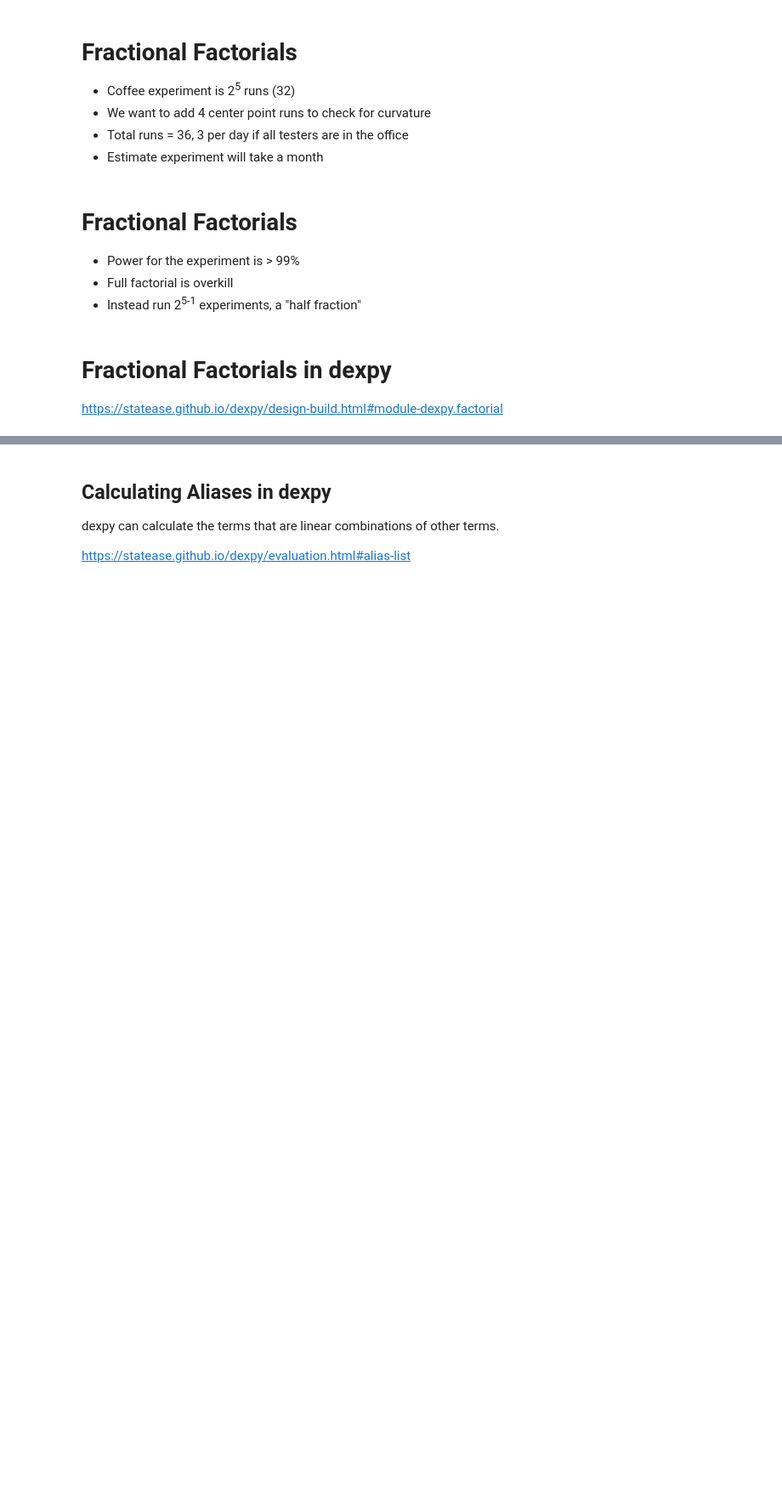
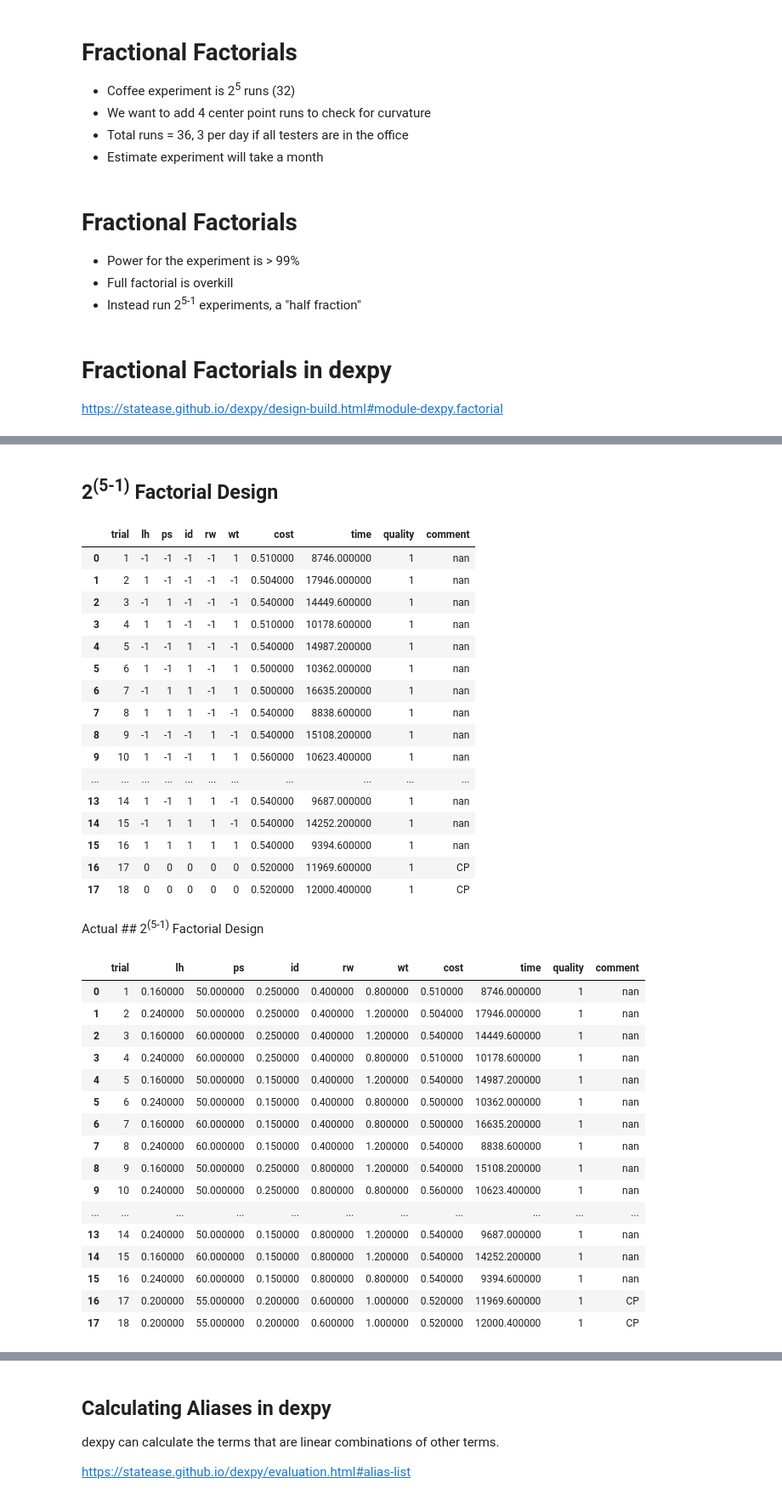
Before and after one commit to wilsongis/3DP_Experiments, a Jupyter notebook: experiments/CR6-Cost.ipynb, the cells around one changed output, grey strips where cells are left out. Shown: that part at 85% size. Drawn from its saved outputs; the diff is of its cells as text; code cells hidden in the pictures; blank space fills up the shorter version.

```diff
--- a/experiments/CR6-Cost.ipynb
+++ b/experiments/CR6-Cost.ipynb
@@ -27,3 +25,9 @@ ModuleNotFoundError: No module named 'prettypandas'
+# %%
+# CSV Results Layout and File
+
+columns = ['trial', 'lh', 'ps', 'id', 'rw', 'wt', 'cost', 'time', 'quality', 'comment']
+
+cr6_print_history = pd.read_csv('https://raw.githubusercontent.com/wilsongis/3DP_Experiments/main/Data/cr6-doe-schedule.csv', skiprows=1, names=columns)
 # %%
 # helper functions for this notebook
 
@@ -423,25 +534,62 @@ help(dexpy.factorial.build_factorial)
 # %%
 
 
 # cr6_print_history = dexpy.factorial.build_factorial(5, 2**(5-1))
 # cr6_print_history.columns = ['lh', 'ps', 'id', 'rw', 'wt']
 center_points = [
 ]
 
-columns = ['trial', 'lh', 'ps', 'id', 'rw', 'wt', 'cost', 'time', 'quality', 'comment']
+#columns = ['trial', 'lh', 'ps', 'id', 'rw', 'wt', 'cost', 'time', 'quality', 'comment']
 
-cr6_print_history = pd.read_csv('file:///Users/wilsonm/Dropbox%20(APSU%20GIS)/Projects%20(DB)/Dissertation/3DP_Experiments/Data/cr6-doe-schedule.csv', skiprows=1, names=columns)
+#cr6_print_history = pd.read_csv('file:///Users/wilsonm/Dropbox%20(APSU%20GIS)/Projects%20(DB)/Dissertation/3DP_Experiments/Data/cr6-doe-schedule.csv', skiprows=1, names=columns)
 
 #cr6_print_history = cr6_print_history.append(pd.DataFrame(center_points * 2, columns=cr6_print_history.columns))
 cr6_print_history.index = np.arange(0, len(cr6_print_history))
 
 display(Markdown("## 2<sup>(5-1)</sup> Factorial Design"))
 display(PrettyPandas(cr6_print_history))
 
 actual_design = coded_to_actual(cr6_print_history, actual_lows, actual_highs)
 cr6_print_actual = actual_design
 display(Markdown("Actual ## 2<sup>(5-1)</sup> Factorial Design"))
 display(PrettyPandas(actual_design))
+# %% [output]
+## 2<sup>(5-1)</sup> Factorial Design
+|  | trial | lh | ps | id | rw | wt | cost | time | quality | comment |
+| 0 | 1 | -1 | -1 | -1 | -1 | 1 | 0.510000 | 8746.000000 | 1 | nan |
+| 1 | 2 | 1 | -1 | -1 | -1 | -1 | 0.504000 | 17946.000000 | 1 | nan |
+| 2 | 3 | -1 | 1 | -1 | -1 | -1 | 0.540000 | 14449.600000 | 1 | nan |
+| 3 | 4 | 1 | 1 | -1 | -1 | 1 | 0.510000 | 10178.600000 | 1 | nan |
+| 4 | 5 | -1 | -1 | 1 | -1 | -1 | 0.540000 | 14987.200000 | 1 | nan |
+| 5 | 6 | 1 | -1 | 1 | -1 | 1 | 0.500000 | 10362.000000 | 1 | nan |
+| 6 | 7 | -1 | 1 | 1 | -1 | 1 | 0.500000 | 16635.200000 | 1 | nan |
+| 7 | 8 | 1 | 1 | 1 | -1 | -1 | 0.540000 | 8838.600000 | 1 | nan |
+| 8 | 9 | -1 | -1 | -1 | 1 | -1 | 0.540000 | 15108.200000 | 1 | nan |
+| 9 | 10 | 1 | -1 | -1 | 1 | 1 | 0.560000 | 10623.400000 | 1 | nan |
+| ... | ... | ... | ... | ... | ... | ... | ... | ... | ... | ... |
+| 13 | 14 | 1 | -1 | 1 | 1 | -1 | 0.540000 | 9687.000000 | 1 | nan |
+| 14 | 15 | -1 | 1 | 1 | 1 | -1 | 0.540000 | 14252.200000 | 1 | nan |
+| 15 | 16 | 1 | 1 | 1 | 1 | 1 | 0.540000 | 9394.600000 | 1 | nan |
+| 16 | 17 | 0 | 0 | 0 | 0 | 0 | 0.520000 | 11969.600000 | 1 | CP |
+| 17 | 18 | 0 | 0 | 0 | 0 | 0 | 0.520000 | 12000.400000 | 1 | CP |
+Actual ## 2<sup>(5-1)</sup> Factorial Design
+|  | trial | lh | ps | id | rw | wt | cost | time | quality | comment |
+| 0 | 1 | 0.160000 | 50.000000 | 0.250000 | 0.400000 | 0.800000 | 0.510000 | 8746.000000 | 1 | nan |
+| 1 | 2 | 0.240000 | 50.000000 | 0.250000 | 0.400000 | 1.200000 | 0.504000 | 17946.000000 | 1 | nan |
+| 2 | 3 | 0.160000 | 60.000000 | 0.250000 | 0.400000 | 1.200000 | 0.540000 | 14449.600000 | 1 | nan |
+| 3 | 4 | 0.240000 | 60.000000 | 0.250000 | 0.400000 | 0.800000 | 0.510000 | 10178.600000 | 1 | nan |
+| 4 | 5 | 0.160000 | 50.000000 | 0.150000 | 0.400000 | 1.200000 | 0.540000 | 14987.200000 | 1 | nan |
+| 5 | 6 | 0.240000 | 50.000000 | 0.150000 | 0.400000 | 0.800000 | 0.500000 | 10362.000000 | 1 | nan |
+| 6 | 7 | 0.160000 | 60.000000 | 0.150000 | 0.400000 | 0.800000 | 0.500000 | 16635.200000 | 1 | nan |
+| 7 | 8 | 0.240000 | 60.000000 | 0.150000 | 0.400000 | 1.200000 | 0.540000 | 8838.600000 | 1 | nan |
+| 8 | 9 | 0.160000 | 50.000000 | 0.250000 | 0.800000 | 1.200000 | 0.540000 | 15108.200000 | 1 | nan |
+| 9 | 10 | 0.240000 | 50.000000 | 0.250000 | 0.800000 | 0.800000 | 0.560000 | 10623.400000 | 1 | nan |
+| ... | ... | ... | ... | ... | ... | ... | ... | ... | ... | ... |
+| 13 | 14 | 0.240000 | 50.000000 | 0.150000 | 0.800000 | 1.200000 | 0.540000 | 9687.000000 | 1 | nan |
+| 14 | 15 | 0.160000 | 60.000000 | 0.150000 | 0.800000 | 1.200000 | 0.540000 | 14252.200000 | 1 | nan |
+| 15 | 16 | 0.240000 | 60.000000 | 0.150000 | 0.800000 | 0.800000 | 0.540000 | 9394.600000 | 1 | nan |
+| 16 | 17 | 0.200000 | 55.000000 | 0.200000 | 0.600000 | 1.000000 | 0.520000 | 11969.600000 | 1 | CP |
+| 17 | 18 | 0.200000 | 55.000000 | 0.200000 | 0.600000 | 1.000000 | 0.520000 | 12000.400000 | 1 | CP |
 # %%
 # Transform DOE Schedule CSV dataframe to only include parameters
 
```
Also changed, not shown: parts of 30 cells of this notebook, 2 other files.
